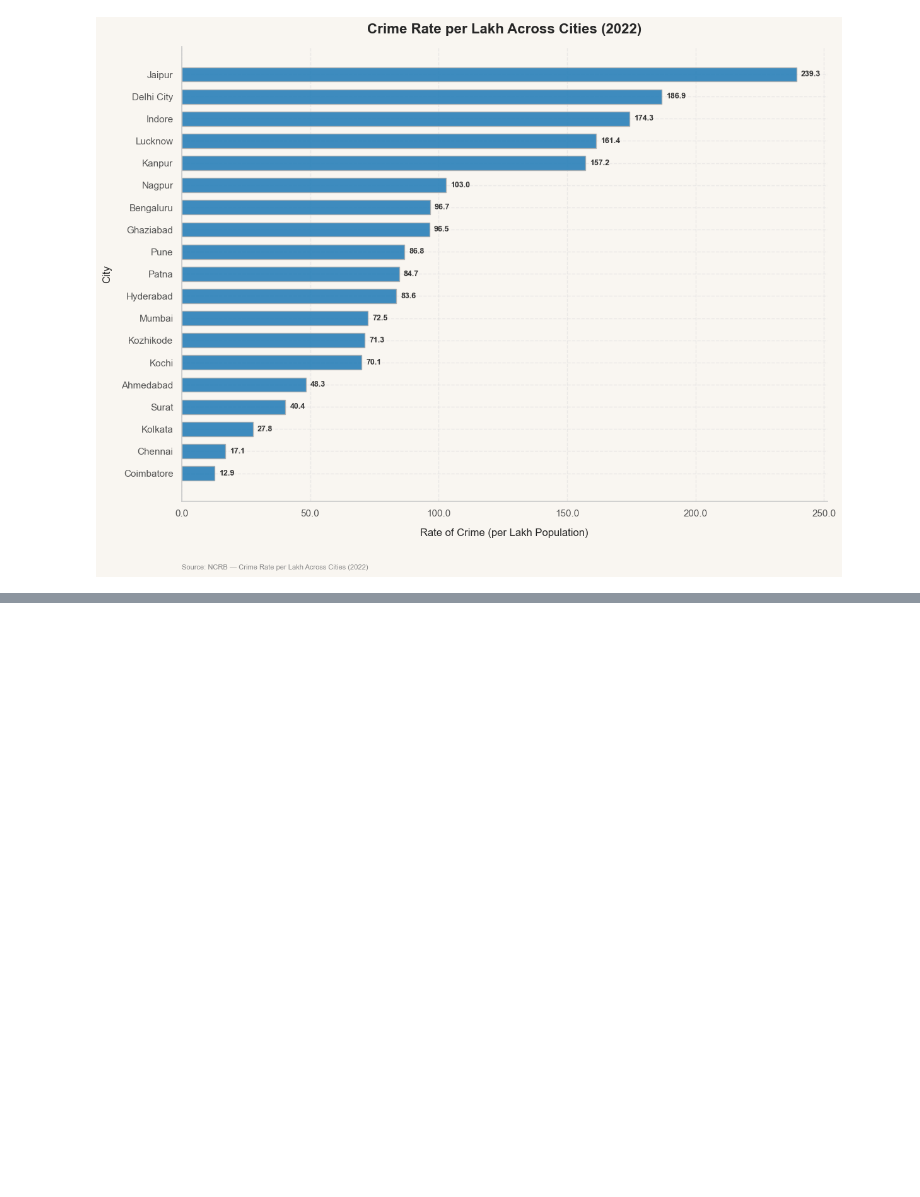
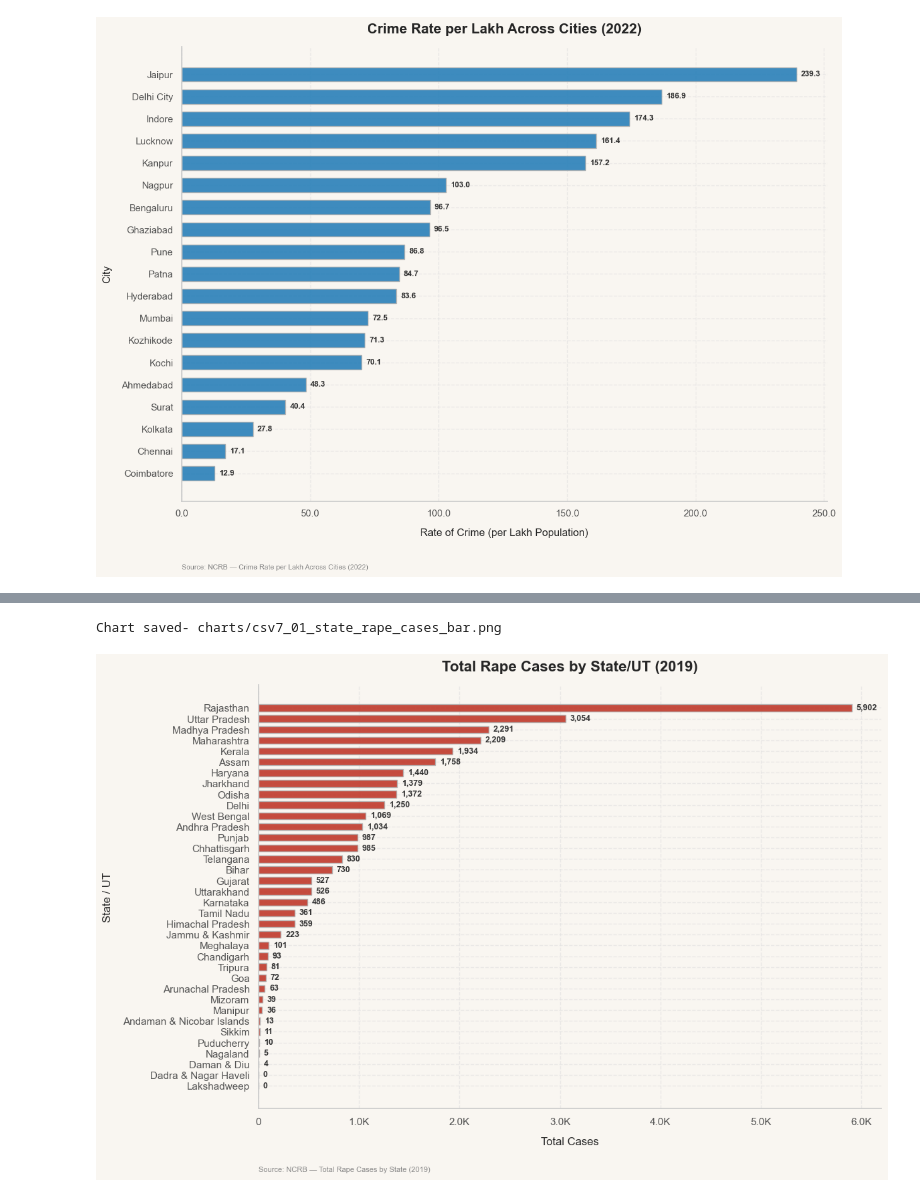
Before and after one commit to bhavya25-ds/The-Committee-Will-Look-Into-It, a Jupyter notebook: 02_Gender_Injustice/03_Analysis.ipynb, the cells around one changed output, grey strips where cells are left out. Saved outputs shown, nothing was run; the diff lists cells and outputs as text; code cells hidden in the pictures; blank space fills up the shorter version.

Commit message:
visualizes file7

```diff
--- a/02_Gender_Injustice/03_Analysis.ipynb
+++ b/02_Gender_Injustice/03_Analysis.ipynb
@@ -1213,0 +1228,60 @@ Index(['city', 'Crime', 'person_count', 'Arrested_Gender'], dtype='object')
+# %%
+u.set_style()
+
+# Group by State/UT to get total rape cases and sort for the horizontal bar
+state_totals = (
+    csv7.groupby("State/UT")["Incidents"]
+    .sum()
+    .sort_values(ascending=True)
+)
+
+
+fig, ax = plt.subplots(figsize=(12, 8))
+fig.patch.set_facecolor(u.BG_COLOR)
+ax.set_facecolor(u.BG_COLOR)
+
+# Using a stark red to emphasize the severity of the data
+bars = ax.barh(
+    state_totals.index,
+    state_totals.values,
+    color="#c0392b",
+    height=0.65,
+    edgecolor="#b0b0b0",
+    alpha=0.9,
+)
+
+ax.set_title(
+    "Total Rape Cases by State/UT (2019)",
+    fontsize=16,
+    fontweight="bold",
+    pad=15,
+)
+ax.set_xlabel("Total Cases", fontsize=12)
+ax.set_ylabel("State / UT", fontsize=12)
+
+ax.xaxis.set_major_formatter(
+    plt.FuncFormatter(lambda x, pos: f"{x/1e3:.1f}K" if x >= 1e3 else f"{x:.0f}")
+)
+
+for bar in bars:
+    width = bar.get_width()
+    ax.annotate(
+        f"{width:,.0f}",
+        xy=(width, bar.get_y() + bar.get_height() / 2),
+        xytext=(5, 0),
+        textcoords="offset points",
+        ha="left",
+        va="center",
+        fontsize=9,
+        fontweight="bold",
+        color="#333333",
+    )
+
+u.add_source(ax, "NCRB — Total Rape Cases by State (2019)")
+
+plt.tight_layout()
+u.save_fig(fig, "charts", "csv7_01_state_rape_cases_bar.png")
+plt.show()
+# %% [output]
+Chart saved- charts/csv7_01_state_rape_cases_bar.png
+[figure, added]
```
Also changed, not shown: parts of 7 cells of this notebook, 6 other files.
